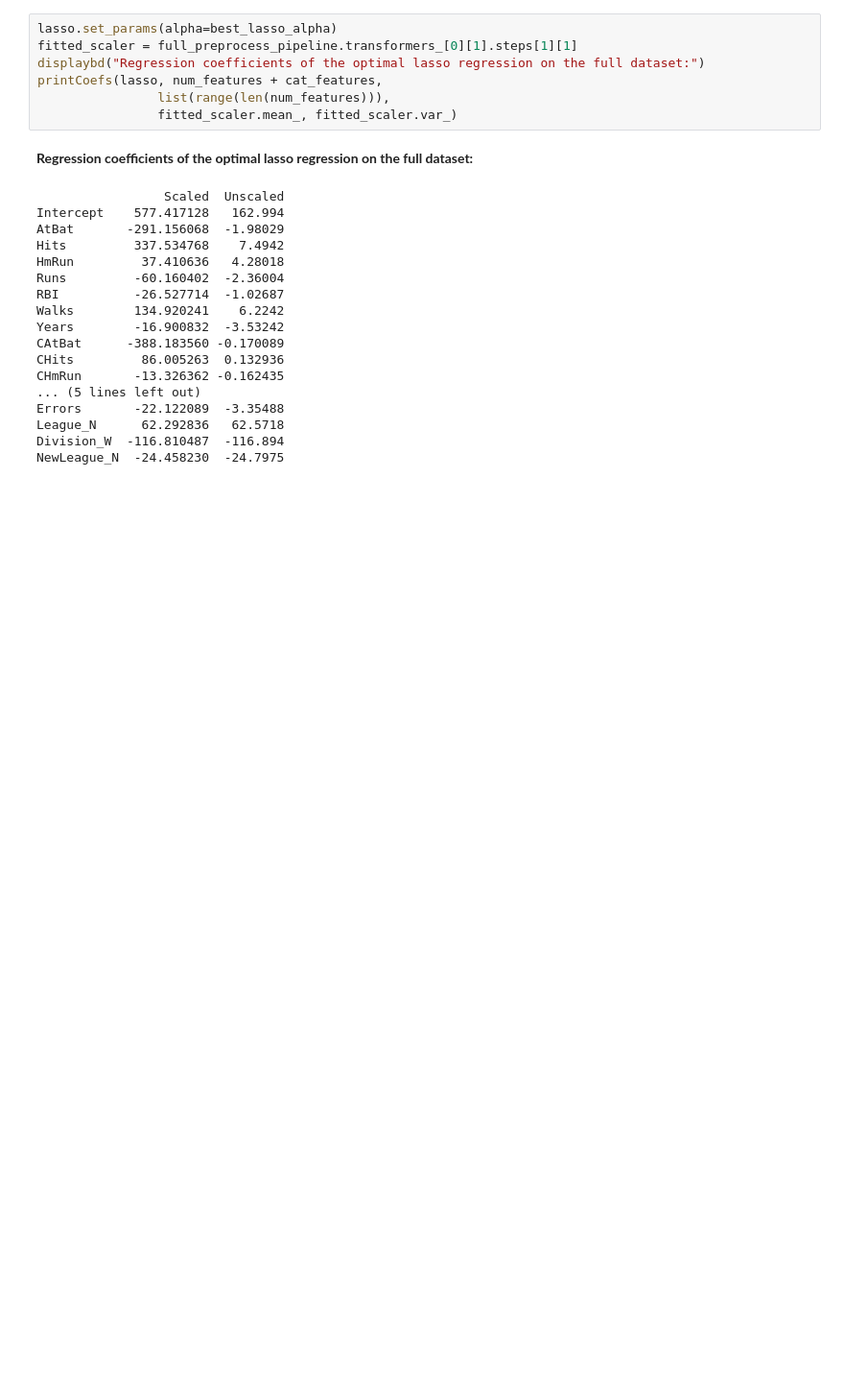
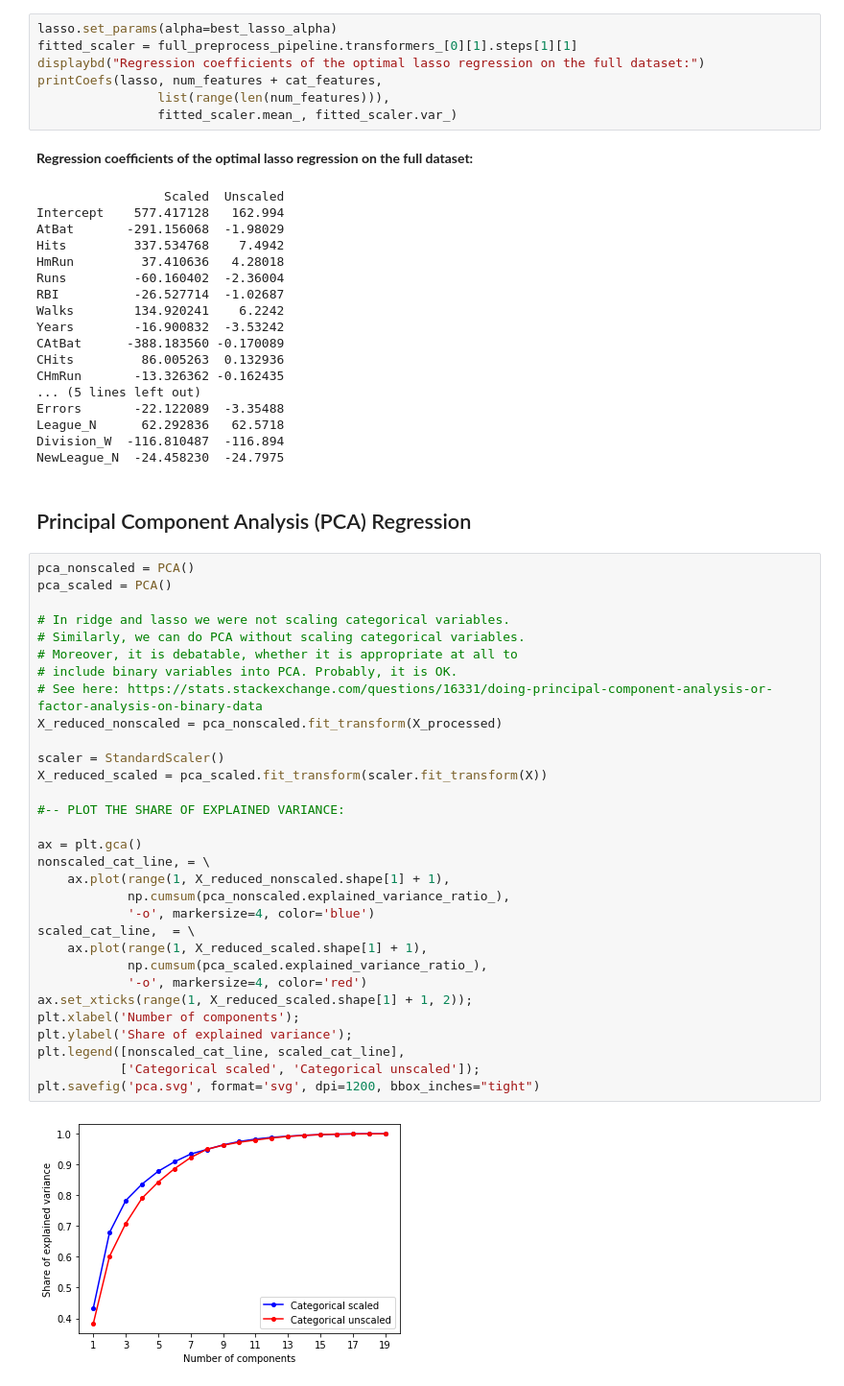
Before and after one commit to francisdzheng/dsper2020, a Jupyter notebook: tutorials/tutorial05/tutorial05.ipynb, the cells around one changed output. Shown at 96% size. Saved outputs shown, nothing was run; the diff lists cells and outputs as text; blank space fills up the shorter version.

Commit message:
tutorial 05 update, include pcr

```diff
--- a/tutorials/tutorial05/tutorial05.ipynb
+++ b/tutorials/tutorial05/tutorial05.ipynb
@@ -340,3 +339,38 @@ Errors       -22.122089  -3.35488
 League_N      62.292836   62.5718
 Division_W  -116.810487  -116.894
 NewLeague_N  -24.458230  -24.7975
+# %% [markdown]
+## Principal Component Analysis (PCA) Regression
+# %%
+pca_nonscaled = PCA()
+pca_scaled = PCA()
+
+# In ridge and lasso we were not scaling categorical variables.
+# Similarly, we can do PCA without scaling categorical variables.
+# Moreover, it is debatable, whether it is appropriate at all to
+# include binary variables into PCA. Probably, it is OK.
+# See here: https://stats.stackexchange.com/questions/16331/doing-principal-component-analysis-or-factor-analysis-on-binary-data
+X_reduced_nonscaled = pca_nonscaled.fit_transform(X_processed)
+
+scaler = StandardScaler()
+X_reduced_scaled = pca_scaled.fit_transform(scaler.fit_transform(X))
+
+#-- PLOT THE SHARE OF EXPLAINED VARIANCE:
+
+ax = plt.gca()
+nonscaled_cat_line, = \
+    ax.plot(range(1, X_reduced_nonscaled.shape[1] + 1),
+            np.cumsum(pca_nonscaled.explained_variance_ratio_),
+            '-o', markersize=4, color='blue')
+scaled_cat_line,  = \
+    ax.plot(range(1, X_reduced_scaled.shape[1] + 1),
+            np.cumsum(pca_scaled.explained_variance_ratio_),
+            '-o', markersize=4, color='red')
+ax.set_xticks(range(1, X_reduced_scaled.shape[1] + 1, 2));
+plt.xlabel('Number of components');
+plt.ylabel('Share of explained variance');
+plt.legend([nonscaled_cat_line, scaled_cat_line],
+           ['Categorical scaled', 'Categorical unscaled']);
+plt.savefig('pca.svg', format='svg', dpi=1200, bbox_inches="tight")
+# %% [output]
+[figure, added]
```
Also changed, not shown: parts of 31 cells of this notebook, 8 other files.
